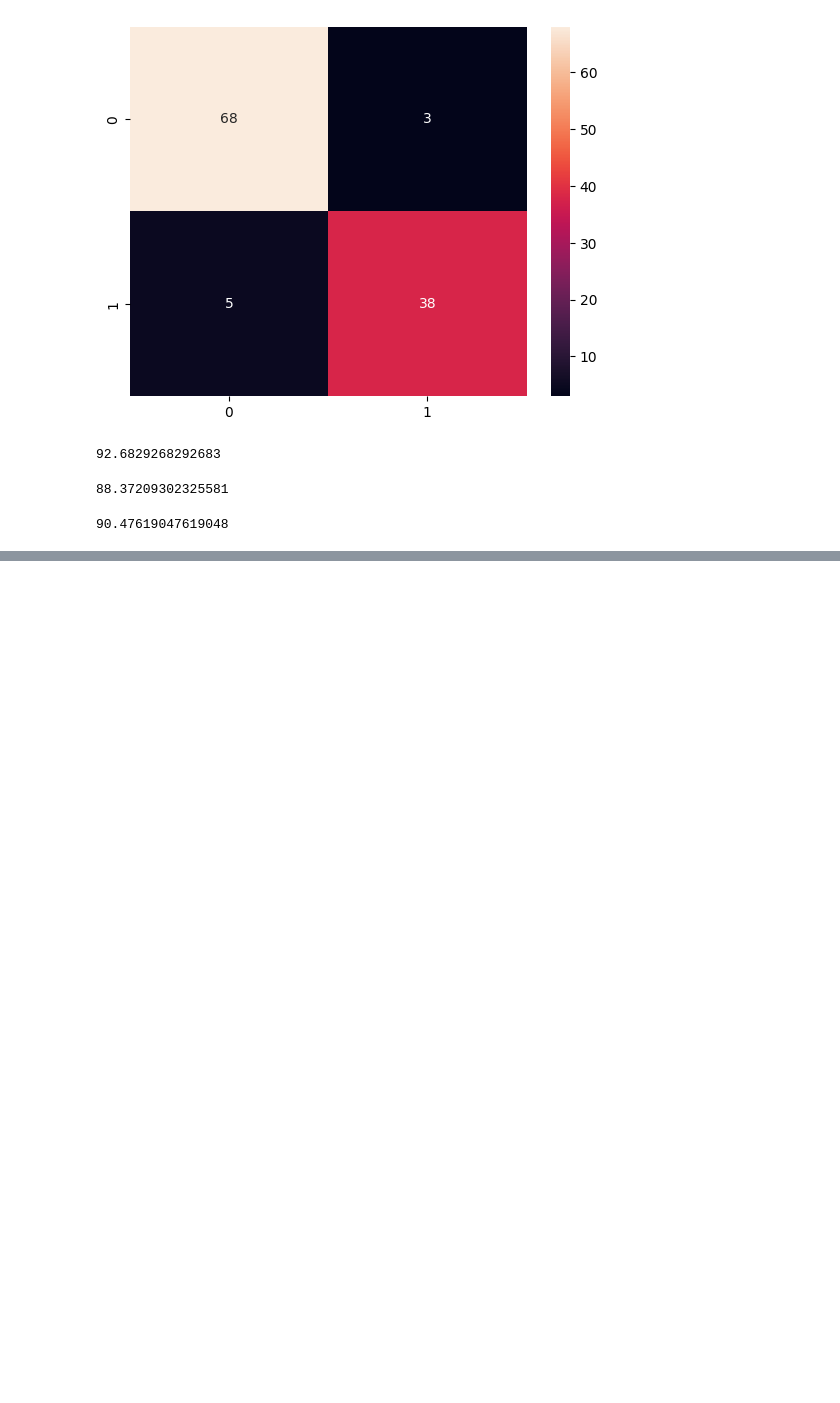
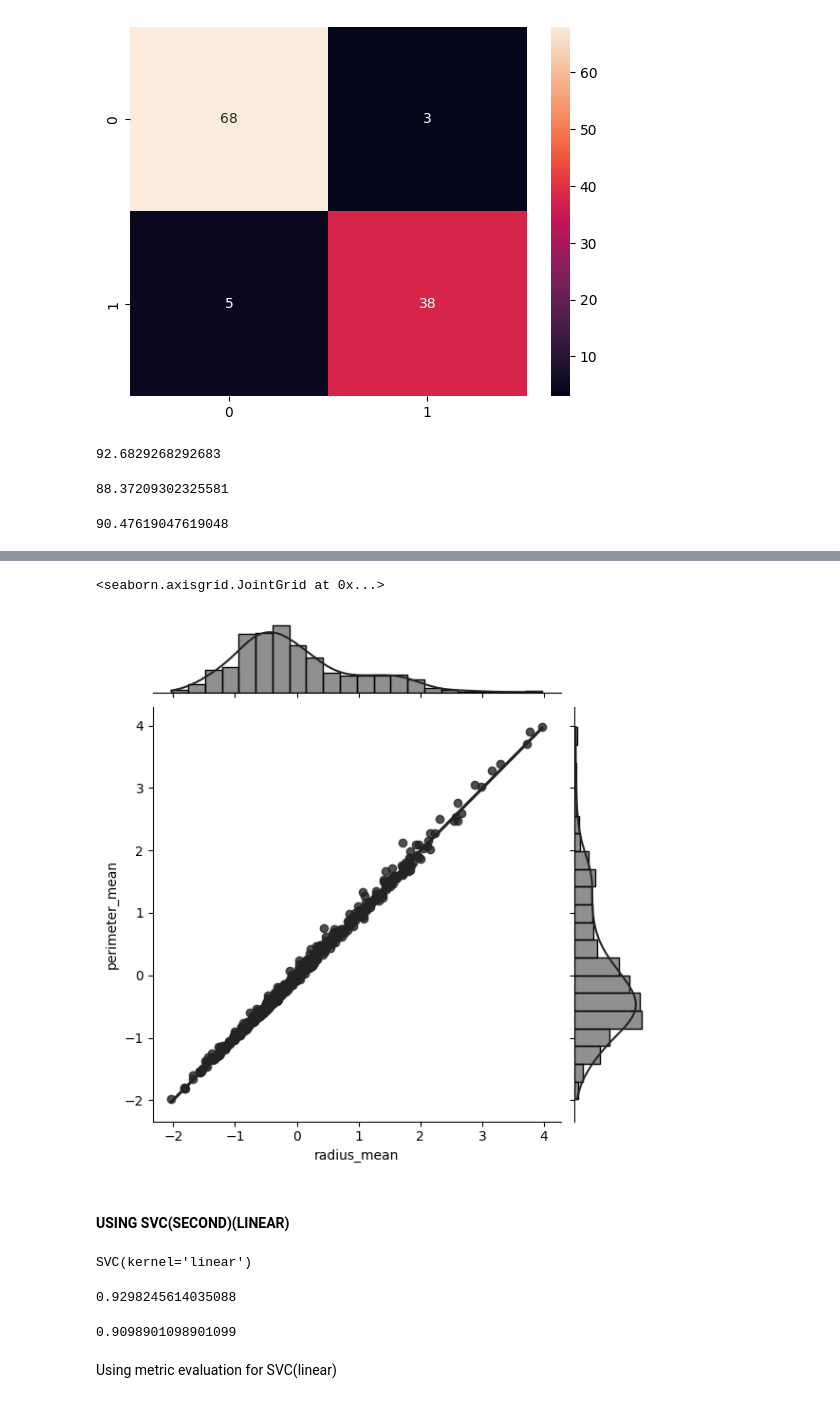
Before and after one commit to hahahang0/MLPracFromKaggle, a Jupyter notebook: BreastCancer/solutions/practical.ipynb, the cells around one changed output, grey strips where cells are left out. Drawn from its saved outputs; the diff is of its cells as text; code cells hidden in the pictures; blank space fills up the shorter version.

Commit message:
2025/03/31 implementation of SVC algorithms and evaluation of confusion matrix

```diff
--- a/BreastCancer/solutions/practical.ipynb
+++ b/BreastCancer/solutions/practical.ipynb
@@ -510,0 +534,9 @@ fs
+# %%
+sns.jointplot(x=selected_new_x["radius_mean"],
+              y=selected_new_x["perimeter_mean"],
+              kind="reg",color="#232323")
+# %% [output]
+<seaborn.axisgrid.JointGrid at 0x...>
+[figure, added]
+# %% [markdown]
+#### USING SVC(SECOND)(LINEAR)
@@ -510,0 +547,14 @@ fs
+# %%
+svc.fit(selected_new_x,y)
+# %% [output]
+SVC(kernel='linear')
+# %%
+svc.score(x_test,y_test)
+# %% [output]
+0.9298245614035088
+# %%
+svc.score(x_train,y_train)
+# %% [output]
+0.9098901098901099
+# %% [markdown]
+<p>Using metric evaluation for SVC(linear)</p>
```
Also changed, not shown: parts of 29 cells of this notebook.
